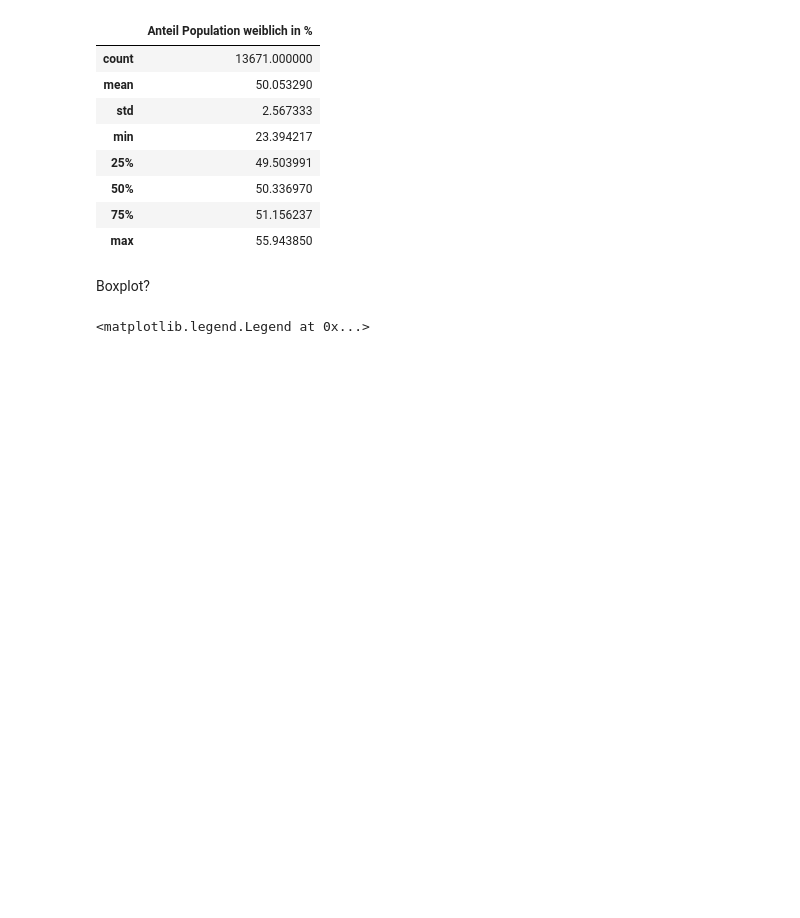
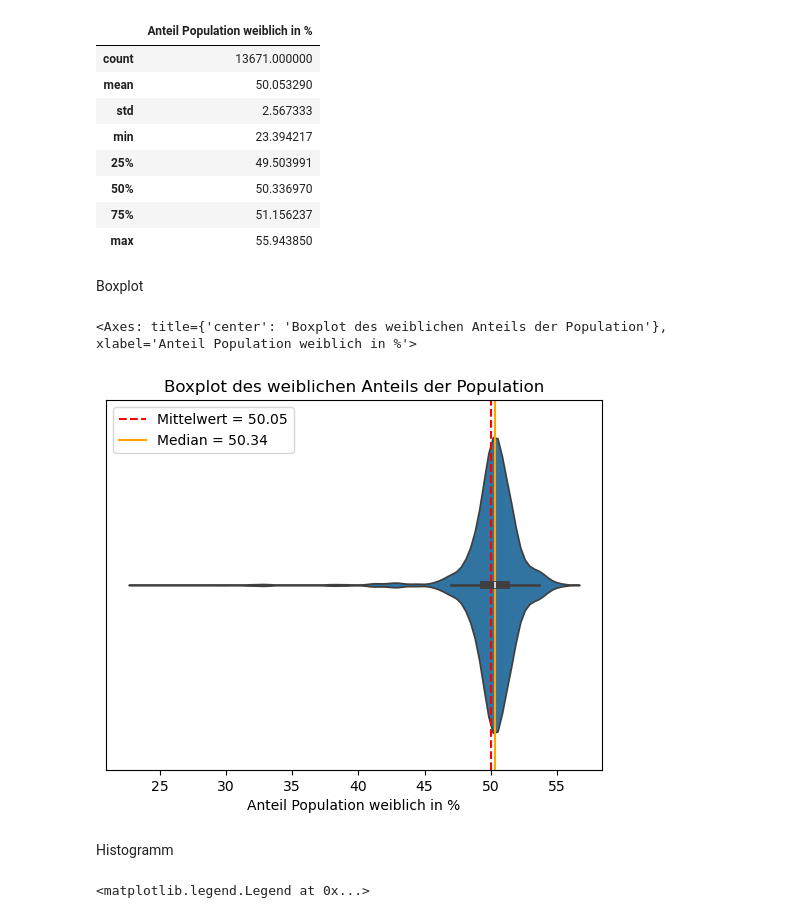
Before and after one commit to elenabuchli/Leistungsnachweis_2, a Jupyter notebook: Leistungsnachweis_Python_Frauenanteil.ipynb, the cells around one changed output. Drawn from its saved outputs; the diff is of its cells as text; code cells hidden in the pictures; blank space fills up the shorter version.

Commit message:
Boxplot hinzugefügt

```diff
--- a/Leistungsnachweis_Python_Frauenanteil.ipynb
+++ b/Leistungsnachweis_Python_Frauenanteil.ipynb
@@ -215,7 +215,26 @@ pd.DataFrame(x)
 | 75% | 51.156237 |
 | max | 55.943850 |
 # %% [markdown]
-Boxplot?
+Boxplot
+# %%
+g = df_filtered['Anteil Population weiblich in %'].plot(kind='box', vert=False,
+        title='Boxplot des weiblichen Anteils der Population',
+        xlabel='Anteil Population weiblich in %')
+
+mean = df_filtered['Anteil Population weiblich in %'].mean()
+g.axvline(x=mean, color='red', linestyle='--', label=f'Mittelwert = {mean:.2f}')
+
+median = df_filtered['Anteil Population weiblich in %'].median()
+g.axvline(x=median, color='orange', linestyle='-', label=f'Median = {median:.2f}')
+
+g.legend()
+
+sns.violinplot(x=df_filtered['Anteil Population weiblich in %'], density_norm='count')
+# %% [output]
+<Axes: title={'center': 'Boxplot des weiblichen Anteils der Population'}, xlabel='Anteil Population weiblich in %'>
+[figure, added]
+# %% [markdown]
+Histogramm
 # %%
 g = df_filtered['Anteil Population weiblich in %'].plot(kind='hist', bins=20, title='Histogramm des weiblichen Anteils der Population',
                            xlabel='Anteil Population weiblich in %', ylabel='Anzahl Datenpunkte')
```
